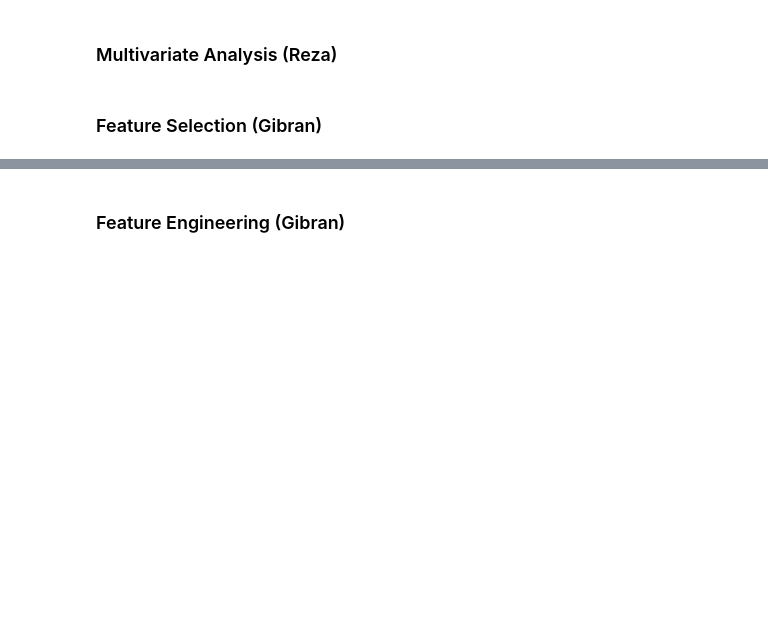
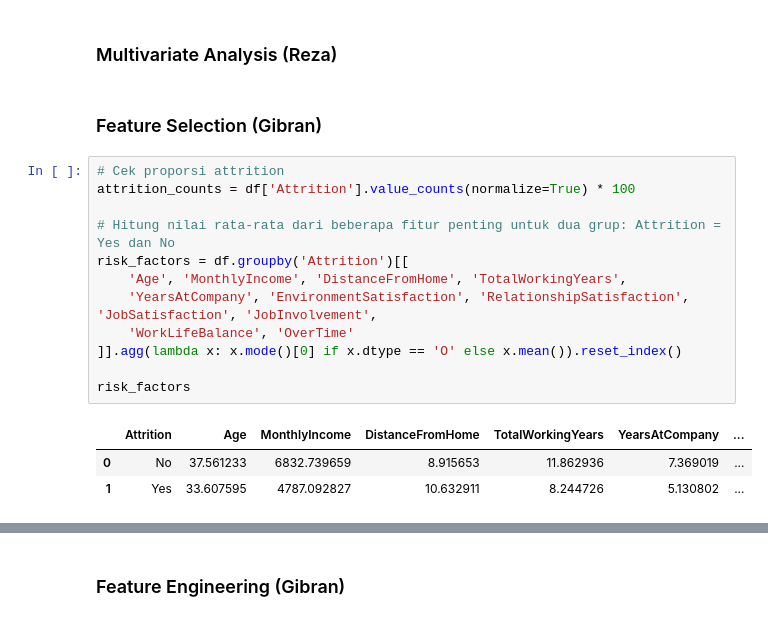
Before and after one commit to gibranariq/Final-Project-Rakamin-Men-United, a Jupyter notebook: Framework_data_modeling_lengkap.ipynb, the cells around one changed output, grey strips where cells are left out. Saved outputs shown, nothing was run; the diff lists cells and outputs as text; blank space fills up the shorter version.

```diff
--- a/Framework_data_modeling_lengkap.ipynb
+++ b/Framework_data_modeling_lengkap.ipynb
@@ -82,3 +82,19 @@ Data sudah bersih dari nilai duplikat
 ### Multivariate Analysis (Reza)
 # %% [markdown]
 ### Feature Selection (Gibran)
+# %%
+# Cek proporsi attrition
+attrition_counts = df['Attrition'].value_counts(normalize=True) * 100
+
+# Hitung nilai rata-rata dari beberapa fitur penting untuk dua grup: Attrition = Yes dan No
+risk_factors = df.groupby('Attrition')[[
+    'Age', 'MonthlyIncome', 'DistanceFromHome', 'TotalWorkingYears',
+    'YearsAtCompany', 'EnvironmentSatisfaction', 'RelationshipSatisfaction', 'JobSatisfaction', 'JobInvolvement',
+    'WorkLifeBalance', 'OverTime'
+]].agg(lambda x: x.mode()[0] if x.dtype == 'O' else x.mean()).reset_index()
+
+risk_factors
+# %% [output]
+|  | Attrition | Age | MonthlyIncome | DistanceFromHome | TotalWorkingYears | YearsAtCompany | ... |
+| 0 | No | 37.561233 | 6832.739659 | 8.915653 | 11.862936 | 7.369019 | ... |
+| 1 | Yes | 33.607595 | 4787.092827 | 10.632911 | 8.244726 | 5.130802 | ... |
```
Also changed, not shown: parts of 4 cells of this notebook.
